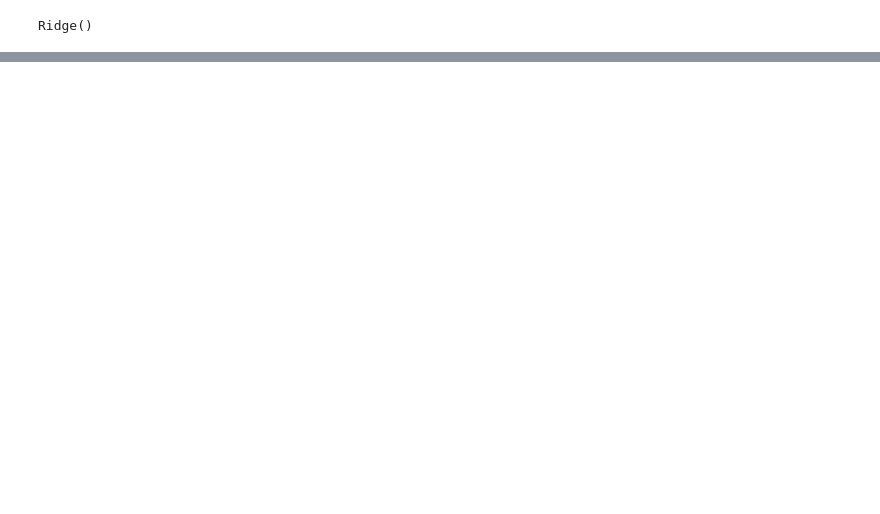
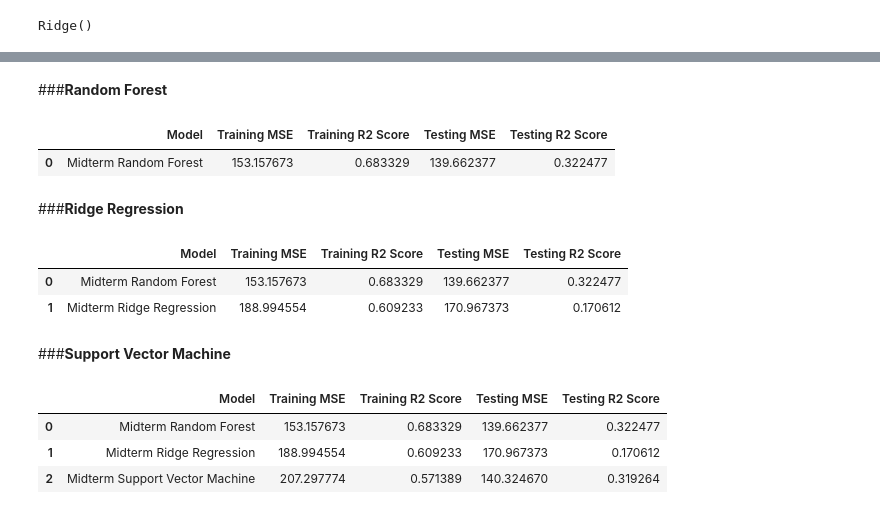
Before and after one commit to talamo13/Student-Success-Dashboard, a Jupyter notebook: Grade_Prediction_ML.ipynb, the cells around one changed output, grey strips where cells are left out. Cells and saved outputs as stored; diff of their text form; code cells hidden in the pictures; blank space fills up the shorter version.

```diff
--- a/Grade_Prediction_ML.ipynb
+++ b/Grade_Prediction_ML.ipynb
@@ -294,0 +270,79 @@ models_performance
+# %% [markdown]
+###**Random Forest**
+# %%
+rf = RandomForestRegressor(max_depth=2, random_state=100)
+rf.fit(x_train, y_train)
+
+# Make a prediction on the original dataset that the ML model was trained on
+y_rf_train_pred = rf.predict(x_train)
+# Make a prediciton on the test data
+y_rf_test_pred = rf.predict(x_test)
+
+# Training Set
+rf_train_mse = mean_squared_error(y_train, y_rf_train_pred)
+rf_train_r2 = r2_score(y_train, y_rf_train_pred)
+
+# Testing Set
+rf_test_mse = mean_squared_error(y_test, y_rf_test_pred)
+rf_test_r2 = r2_score(y_test, y_rf_test_pred)
+
+rf_performance_data = [['Midterm Random Forest', rf_train_mse, rf_train_r2, rf_test_mse, rf_test_r2]]
+midterm_select_performance = pd.DataFrame(rf_performance_data, columns=['Model', 'Training MSE', 'Training R2 Score', 'Testing MSE', 'Testing R2 Score'])
+midterm_select_performance
+# %% [output]
+|  | Model | Training MSE | Training R2 Score | Testing MSE | Testing R2 Score |
+| 0 | Midterm Random Forest | 153.157673 | 0.683329 | 139.662377 | 0.322477 |
+# %% [markdown]
+###**Ridge Regression**
+# %%
+rr = Ridge(alpha=1.0)
+rr.fit(x_train, y_train)
+
+# Make a prediction on the original dataset that the ML model was trained on
+y_rr_train_pred = rr.predict(x_train)
+# Make a prediciton on the test data
+y_rr_test_pred = rr.predict(x_test)
+
+# Training Set
+rr_train_mse = mean_squared_error(y_train, y_rr_train_pred)
+rr_train_r2 = r2_score(y_train, y_rr_train_pred)
+# Testing Set
+rr_test_mse = mean_squared_error(y_test, y_rr_test_pred)
+rr_test_r2 = r2_score(y_test, y_rr_test_pred)
+
+rr_performance_data = ['Midterm Ridge Regression', rr_train_mse, rr_train_r2, rr_test_mse, rr_test_r2]
+midterm_select_performance.loc[len(midterm_select_performance)] = rr_performance_data
+midterm_select_performance
+# %% [output]
+|  | Model | Training MSE | Training R2 Score | Testing MSE | Testing R2 Score |
+| 0 | Midterm Random Forest | 153.157673 | 0.683329 | 139.662377 | 0.322477 |
+| 1 | Midterm Ridge Regression | 188.994554 | 0.609233 | 170.967373 | 0.170612 |
+# %% [markdown]
+###**Support Vector Machine**
+# %%
+from sklearn.svm import SVR
+
+svm_model = SVR(kernel='linear')
+
+svm_model.fit(x_train, y_train)
+
+# Make a prediction on the original dataset that the ML model was trained on
+y_svm_model_train_pred = svm_model.predict(x_train)
+# Make a prediciton on the test data
+y_svm_model_test_pred = svm_model.predict(x_test)
+
+# Training Set
+svm_model_train_mse = mean_squared_error(y_train, y_svm_model_train_pred)
+svm_model_train_r2 = r2_score(y_train, y_svm_model_train_pred)
+# Testing Set
+svm_model_test_mse = mean_squared_error(y_test, y_svm_model_test_pred)
+svm_model_test_r2 = r2_score(y_test, y_svm_model_test_pred)
+
+svm_model_performance_data = ['Midterm Support Vector Machine', svm_model_train_mse, svm_model_train_r2, svm_model_test_mse, svm_model_test_r2]
+midterm_select_performance.loc[len(midterm_select_performance)] = svm_model_performance_data
+midterm_select_performance
+# %% [output]
+|  | Model | Training MSE | Training R2 Score | Testing MSE | Testing R2 Score |
+| 0 | Midterm Random Forest | 153.157673 | 0.683329 | 139.662377 | 0.322477 |
+| 1 | Midterm Ridge Regression | 188.994554 | 0.609233 | 170.967373 | 0.170612 |
+| 2 | Midterm Support Vector Machine | 207.297774 | 0.571389 | 140.324670 | 0.319264 |
```
Also changed, not shown: parts of 64 cells of this notebook.
